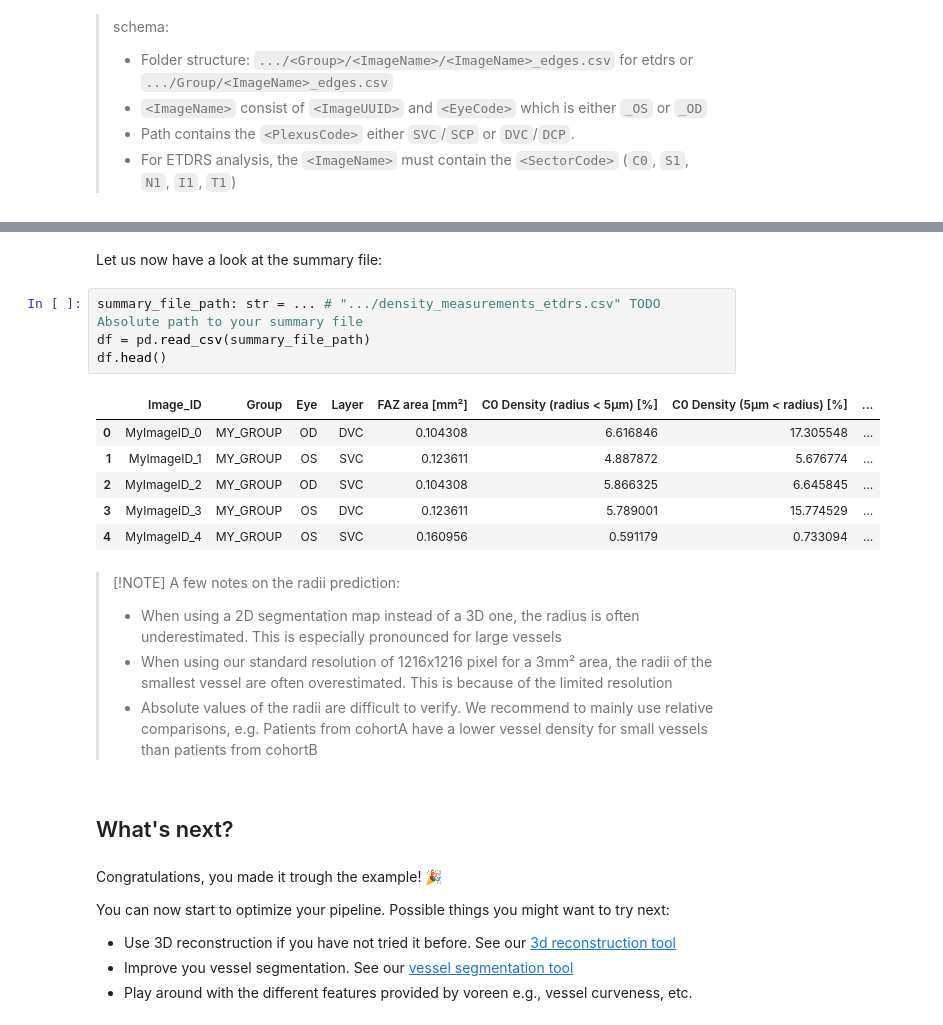
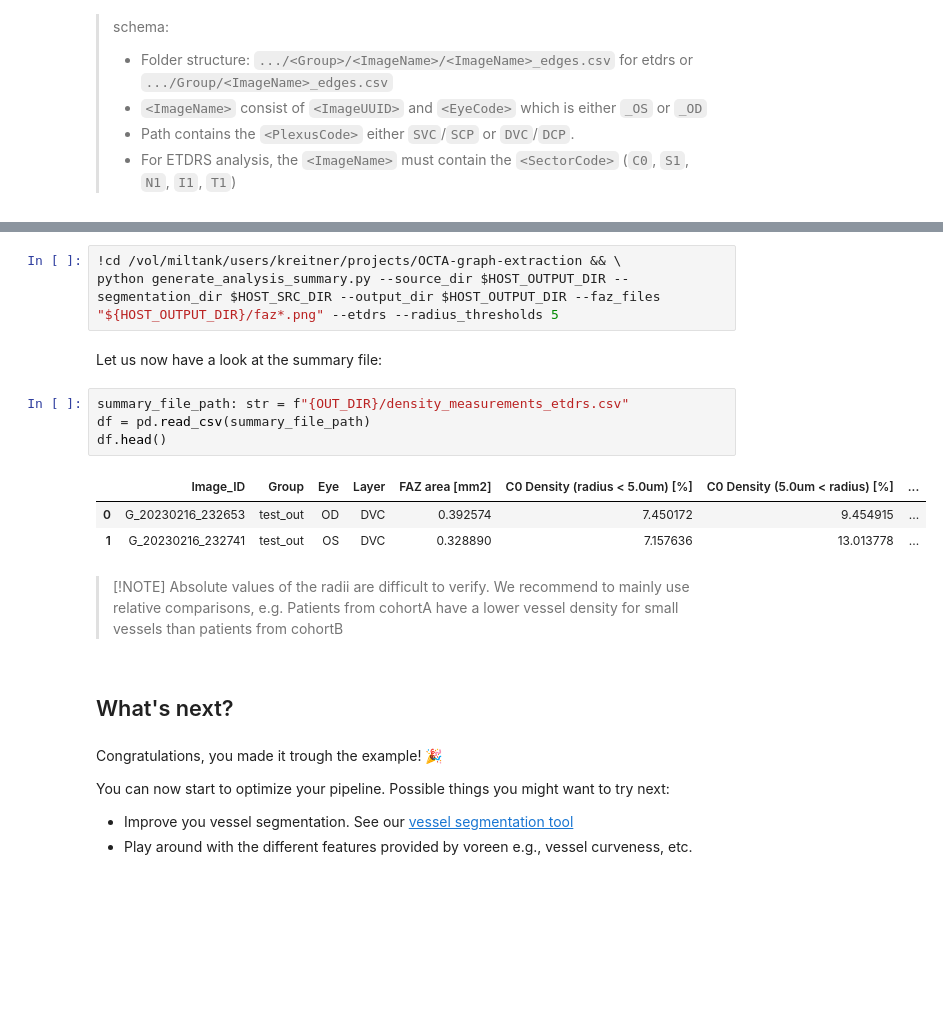
Before and after one commit to KreitnerL/OCTA-graph-extraction, a Jupyter notebook: manual_example_ETDRS_analysis.ipynb, the cells around one changed output, grey strips where cells are left out. Drawn from its saved outputs; the diff is of its cells as text; blank space fills up the shorter version.

```diff
--- a/manual_example_ETDRS_analysis.ipynb
+++ b/manual_example_ETDRS_analysis.ipynb
@@ -193,28 +189,24 @@ FAZ_FILES=... # "'.../**/*.png'" TODO Absolute path to your FAZ segmnetation fil
+# %%
+!cd /vol/miltank/users/kreitner/projects/OCTA-graph-extraction && \
+python generate_analysis_summary.py --source_dir $HOST_OUTPUT_DIR --segmentation_dir $HOST_SRC_DIR --output_dir $HOST_OUTPUT_DIR --faz_files "${HOST_OUTPUT_DIR}/faz*.png" --etdrs --radius_thresholds 5
 # %% [markdown]
 Let us now have a look at the summary file:
 # %%
-summary_file_path: str = ... # ".../density_measurements_etdrs.csv" TODO Absolute path to your summary file
+summary_file_path: str = f"{OUT_DIR}/density_measurements_etdrs.csv"
 df = pd.read_csv(summary_file_path)
 df.head()
 # %% [output]
-|  | Image_ID | Group | Eye | Layer | FAZ area [mm²] | C0 Density (radius < 5µm) [%] | C0 Density (5µm < radius) [%] | ... |
-| 0 | MyImageID_0 | MY_GROUP | OD | DVC | 0.104308 | 6.616846 | 17.305548 | ... |
-| 1 | MyImageID_1 | MY_GROUP | OS | SVC | 0.123611 | 4.887872 | 5.676774 | ... |
-| 2 | MyImageID_2 | MY_GROUP | OD | SVC | 0.104308 | 5.866325 | 6.645845 | ... |
-| 3 | MyImageID_3 | MY_GROUP | OS | DVC | 0.123611 | 5.789001 | 15.774529 | ... |
-| 4 | MyImageID_4 | MY_GROUP | OS | SVC | 0.160956 | 0.591179 | 0.733094 | ... |
+|  | Image_ID | Group | Eye | Layer | FAZ area [mm2] | C0 Density (radius < 5.0um) [%] | C0 Density (5.0um < radius) [%] | ... |
+| 0 | G_20230216_232653 | test_out | OD | DVC | 0.392574 | 7.450172 | 9.454915 | ... |
+| 1 | G_20230216_232741 | test_out | OS | DVC | 0.328890 | 7.157636 | 13.013778 | ... |
 # %% [markdown]
 > [!NOTE]
-> A few notes on the radii prediction:
-> - When using a 2D segmentation map instead of a 3D one, the radius is often underestimated. This is especially pronounced for large vessels
-> - When using our standard resolution of 1216x1216 pixel for a 3mm² area, the radii of the smallest vessel are often overestimated. This is because of the limited resolution
-> - Absolute values of the radii are difficult to verify. We recommend to mainly use relative comparisons, e.g. Patients from cohortA have a lower vessel density for small vessels than patients from cohortB
+> Absolute values of the radii are difficult to verify. We recommend to mainly use relative comparisons, e.g. Patients from cohortA have a lower vessel density for small vessels than patients from cohortB
 # %% [markdown]
 ## What's next?
 # %% [markdown]
 Congratulations, you made it trough the example! 🎉
 
 You can now start to optimize your pipeline. Possible things you might want to try next:
-- Use 3D reconstruction if you have not tried it before. See our [3d reconstruction tool](https://github.com/TUM-AIMED/OCTA-seg#3-generate-a-3d-reconstruction-of-your-2d-segmentation-map-results-will-be-given-as-nifti-file)
 - Improve you vessel segmentation. See our [vessel segmentation tool](https://github.com/TUM-AIMED/OCTA-seg#1-to-segment-a-set-of-images-replace-the-placeholders-with-your-directory-paths-and-run)
 - Play around with the different features provided by voreen e.g., vessel curveness, etc.
```
Also changed, not shown: parts of 31 cells of this notebook, 5 other files.
